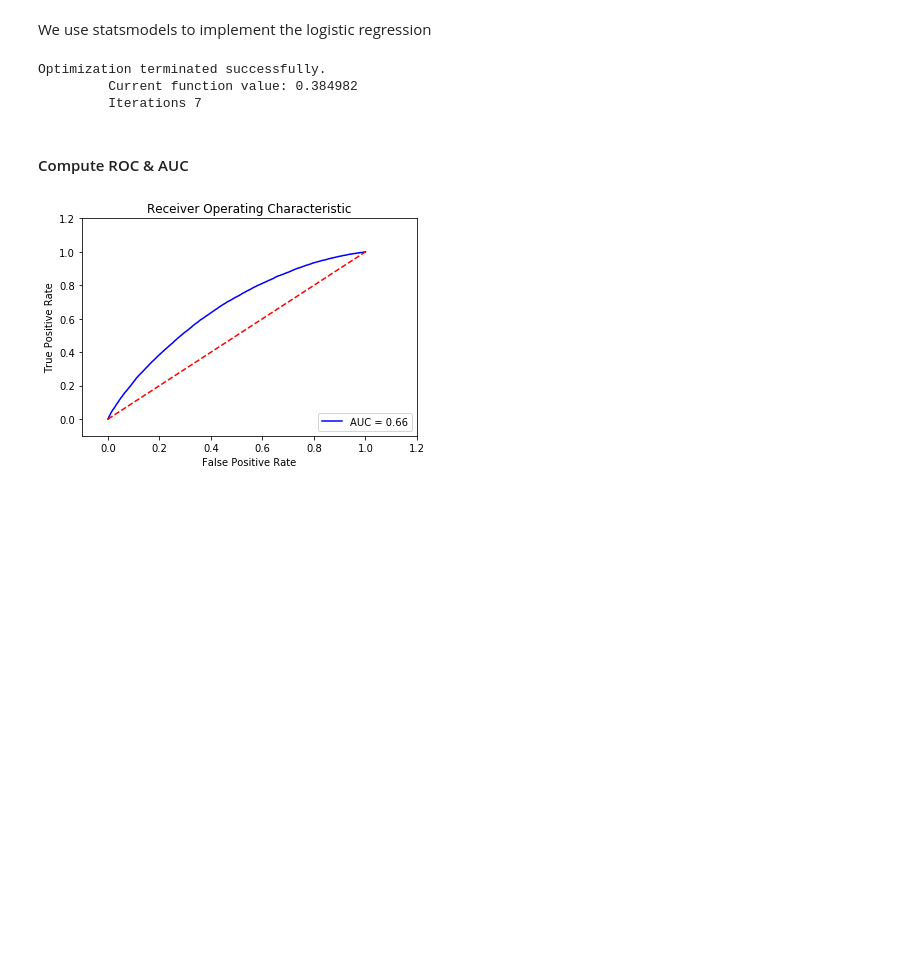
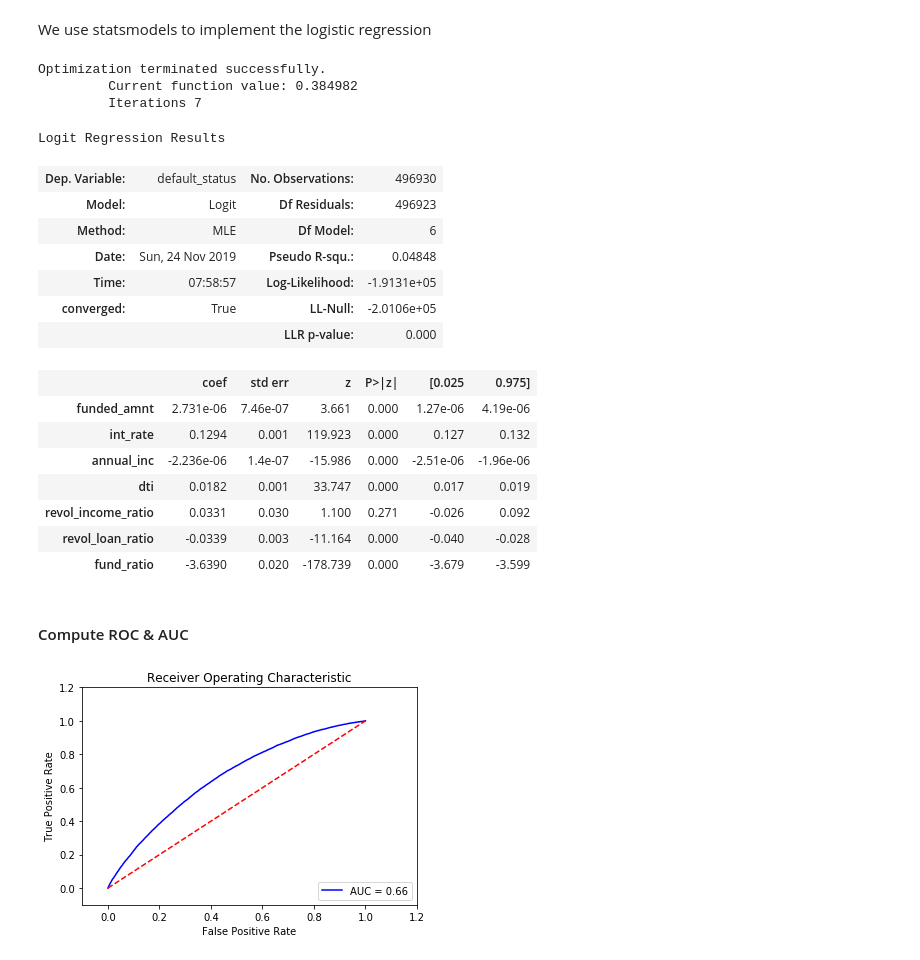
Before and after one commit to john-min/lending-club-kaggle, a Jupyter notebook: code/3_Modeling.ipynb, the cells around one changed output. Saved outputs shown, nothing was run; the diff lists cells and outputs as text; code cells hidden in the pictures; blank space fills up the shorter version.

Commit message:
added logistic regression summary

```diff
--- a/code/3_Modeling.ipynb
+++ b/code/3_Modeling.ipynb
@@ -166,6 +166,25 @@ pred = fit.predict(X_test)
 Optimization terminated successfully.
          Current function value: 0.384982
          Iterations 7
+# %%
+fit.summary()
+# %% [output]
+Logit Regression Results
+| Dep. Variable: | default_status | No. Observations: | 496930 |
+| Model: | Logit | Df Residuals: | 496923 |
+| Method: | MLE | Df Model: | 6 |
+| Date: | Sun, 24 Nov 2019 | Pseudo R-squ.: | 0.04848 |
+| Time: | 07:58:57 | Log-Likelihood: | -1.9131e+05 |
+| converged: | True | LL-Null: | -2.0106e+05 |
+|  |  | LLR p-value: | 0.000 |
+|  | coef | std err | z | P>|z| | [0.025 | 0.975] |
+| funded_amnt | 2.731e-06 | 7.46e-07 | 3.661 | 0.000 | 1.27e-06 | 4.19e-06 |
+| int_rate | 0.1294 | 0.001 | 119.923 | 0.000 | 0.127 | 0.132 |
+| annual_inc | -2.236e-06 | 1.4e-07 | -15.986 | 0.000 | -2.51e-06 | -1.96e-06 |
+| dti | 0.0182 | 0.001 | 33.747 | 0.000 | 0.017 | 0.019 |
+| revol_income_ratio | 0.0331 | 0.030 | 1.100 | 0.271 | -0.026 | 0.092 |
+| revol_loan_ratio | -0.0339 | 0.003 | -11.164 | 0.000 | -0.040 | -0.028 |
+| fund_ratio | -3.6390 | 0.020 | -178.739 | 0.000 | -3.679 | -3.599 |
 # %% [markdown]
 #### Compute ROC & AUC
 # %%
```
Also changed, not shown: 1 other file.
